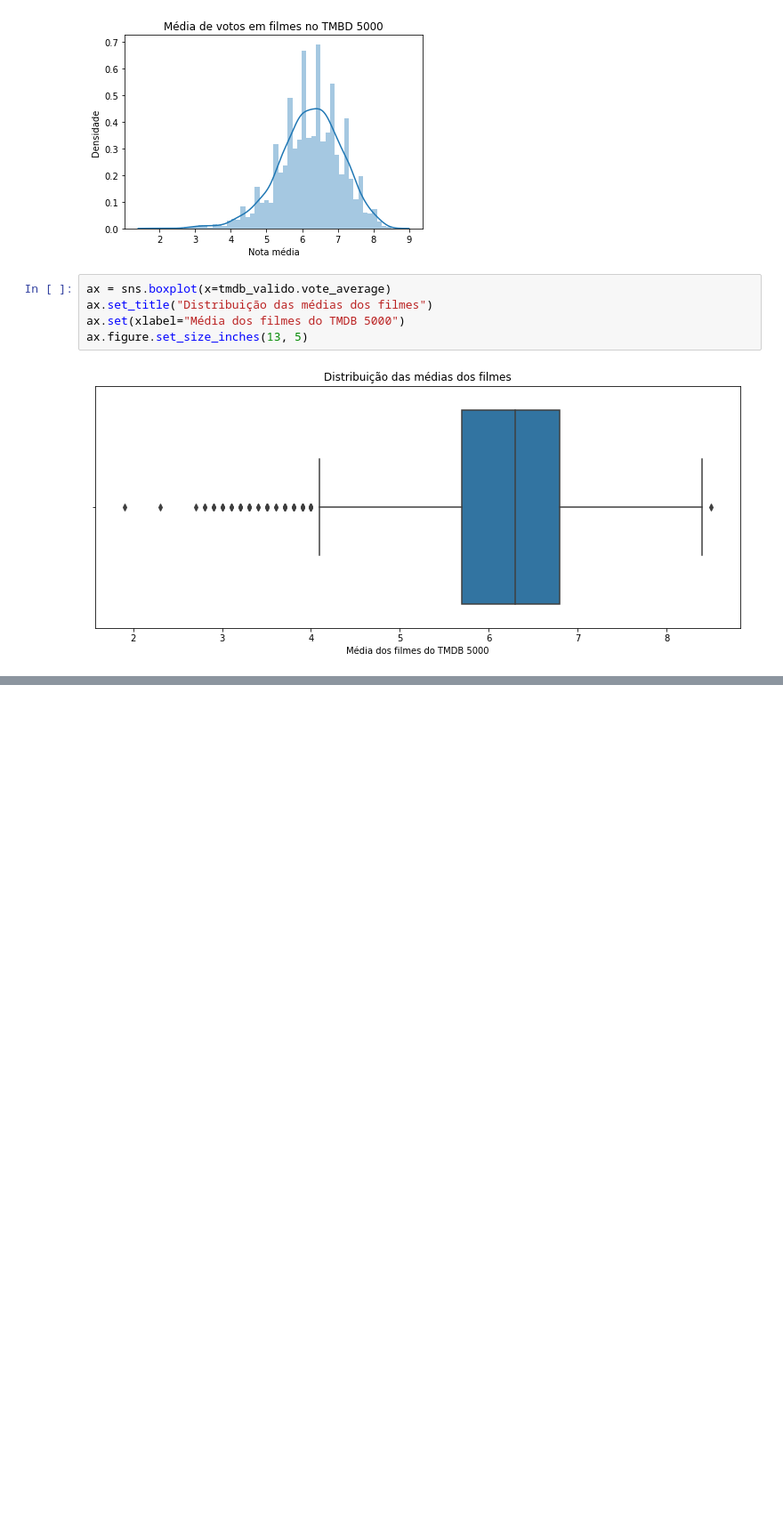
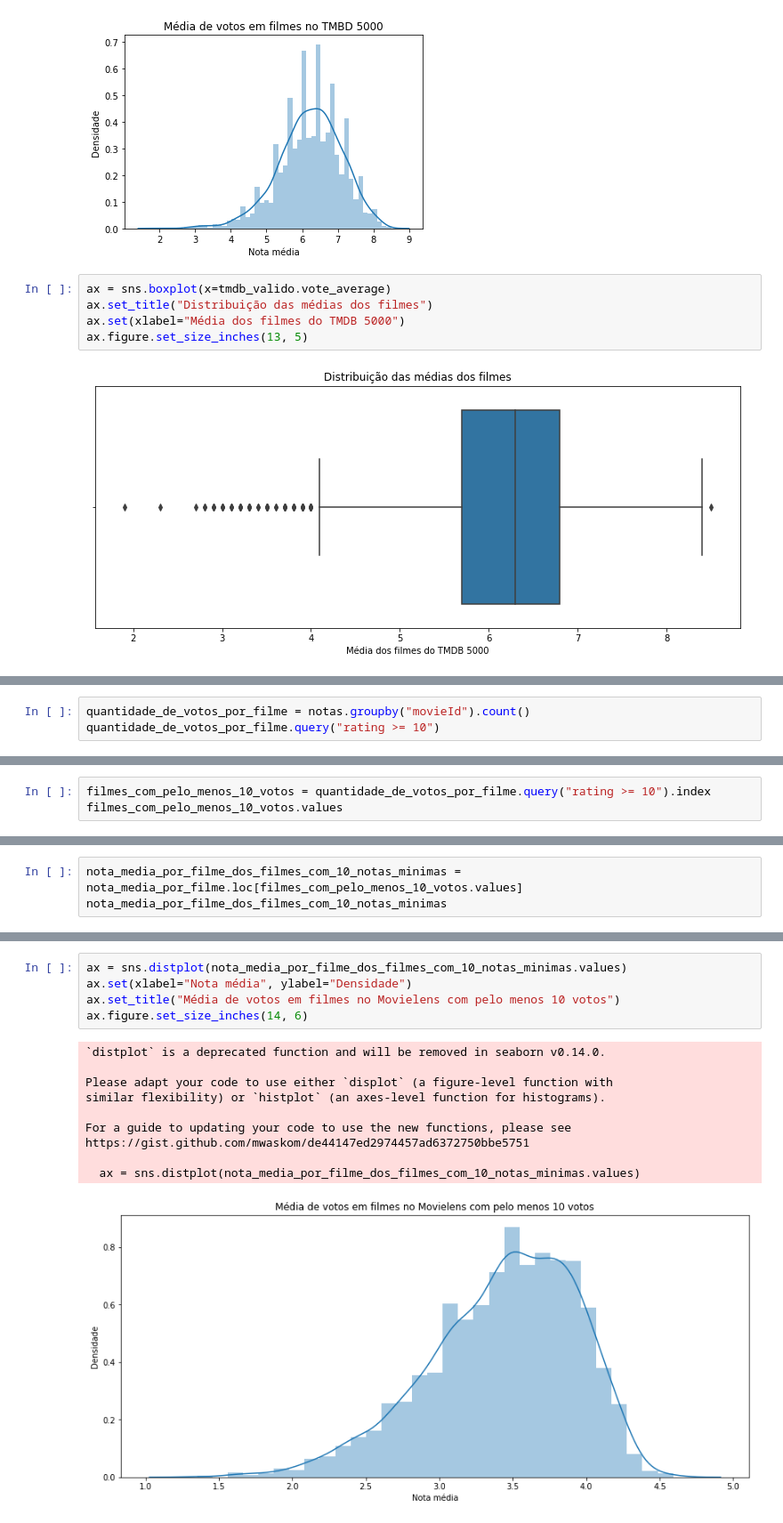
Before and after one commit to barbosawilliam/Learning_Python, a Jupyter notebook: Estatística com Python/Testes Estatísticos/analise_filmes.ipynb, the cells around one changed output, grey strips where cells are left out. Shown at 89% size. Saved outputs shown, nothing was run; the diff lists cells and outputs as text; blank space fills up the shorter version.

```diff
--- a/Estatística com Python/Testes Estatísticos/analise_filmes.ipynb
+++ b/Estatística com Python/Testes Estatísticos/analise_filmes.ipynb
@@ -135,0 +179,3 @@ ax.figure.set_size_inches(13, 5)
+# %%
+quantidade_de_votos_por_filme = notas.groupby("movieId").count()
+quantidade_de_votos_por_filme.query("rating >= 10")
@@ -135,0 +197,3 @@ ax.figure.set_size_inches(13, 5)
+# %%
+filmes_com_pelo_menos_10_votos = quantidade_de_votos_por_filme.query("rating >= 10").index
+filmes_com_pelo_menos_10_votos.values
@@ -135,0 +202,3 @@ ax.figure.set_size_inches(13, 5)
+# %%
+nota_media_por_filme_dos_filmes_com_10_notas_minimas = nota_media_por_filme.loc[filmes_com_pelo_menos_10_votos.values]
+nota_media_por_filme_dos_filmes_com_10_notas_minimas
@@ -135,0 +219,16 @@ ax.figure.set_size_inches(13, 5)
+# %%
+ax = sns.distplot(nota_media_por_filme_dos_filmes_com_10_notas_minimas.values)
+ax.set(xlabel="Nota média", ylabel="Densidade")
+ax.set_title("Média de votos em filmes no Movielens com pelo menos 10 votos")
+ax.figure.set_size_inches(14, 6)
+# %% [output]
+`distplot` is a deprecated function and will be removed in seaborn v0.14.0.
+
+Please adapt your code to use either `displot` (a figure-level function with
+similar flexibility) or `histplot` (an axes-level function for histograms).
+
+For a guide to updating your code to use the new functions, please see
+https://gist.github.com/mwaskom/de44147ed2974457ad6372750bbe5751
+
+  ax = sns.distplot(nota_media_por_filme_dos_filmes_com_10_notas_minimas.values)
+[figure, added]
```
Also changed, not shown: parts of 44 cells of this notebook.
